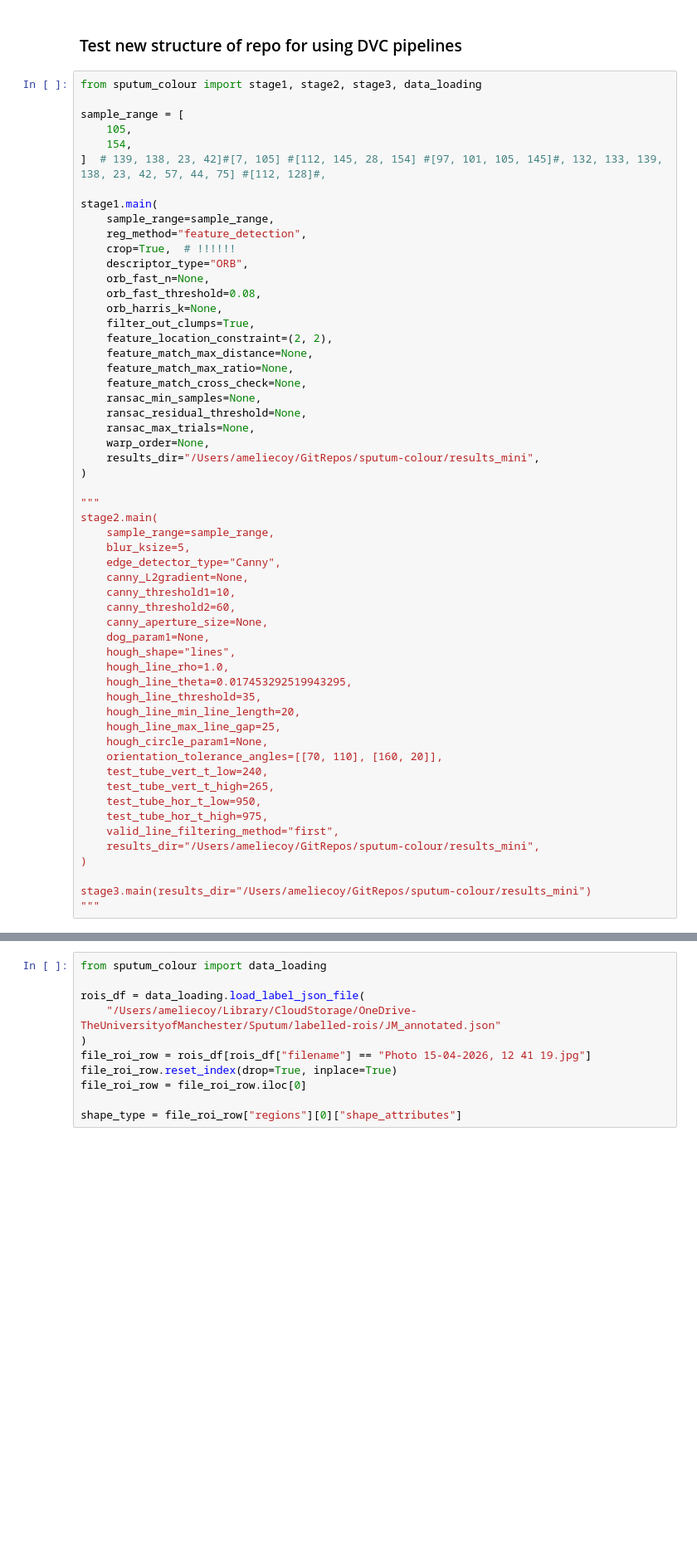
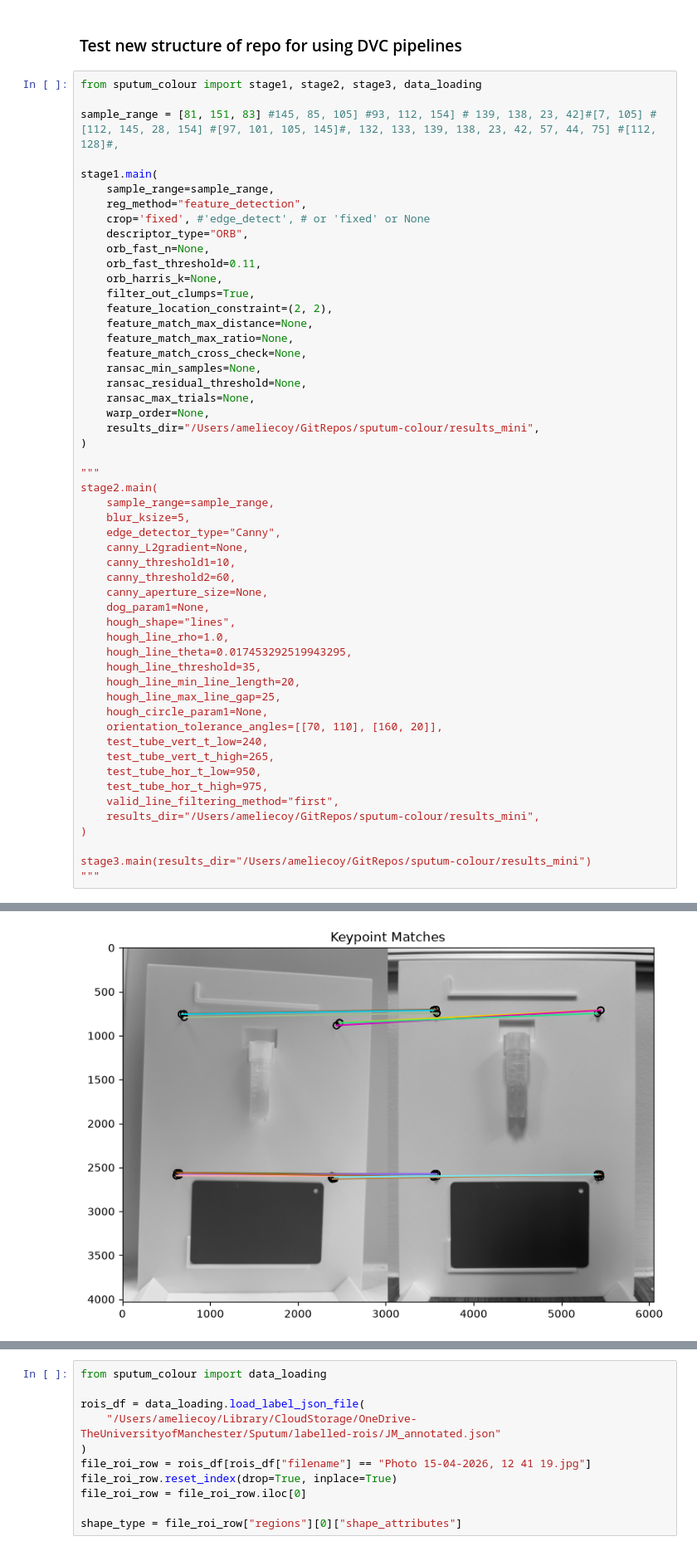
Before and after one commit to 16acoy/sputum-colour, a Jupyter notebook: analysis/pipeline_test_mini.ipynb, the cells around one changed output, grey strips where cells are left out. Shown at 83% size. Cells and saved outputs as stored; diff of their text form; blank space fills up the shorter version.

```diff
--- a/analysis/pipeline_test_mini.ipynb
+++ b/analysis/pipeline_test_mini.ipynb
@@ -3,18 +3,15 @@
 # %%
 from sputum_colour import stage1, stage2, stage3, data_loading
 
-sample_range = [
-    105,
-    154,
-]  # 139, 138, 23, 42]#[7, 105] #[112, 145, 28, 154] #[97, 101, 105, 145]#, 132, 133, 139, 138, 23, 42, 57, 44, 75] #[112, 128]#,
+sample_range = [81, 151, 83] #145, 85, 105] #93, 112, 154] # 139, 138, 23, 42]#[7, 105] #[112, 145, 28, 154] #[97, 101, 105, 145]#, 132, 133, 139, 138, 23, 42, 57, 44, 75] #[112, 128]#,
 
 stage1.main(
     sample_range=sample_range,
     reg_method="feature_detection",
-    crop=True,  # !!!!!!
+    crop='fixed', #'edge_detect', # or 'fixed' or None
     descriptor_type="ORB",
     orb_fast_n=None,
-    orb_fast_threshold=0.08,
+    orb_fast_threshold=0.11,
     orb_harris_k=None,
     filter_out_clumps=True,
     feature_location_constraint=(2, 2),
@@ -56,3 +53,4 @@ stage2.main(
 
 stage3.main(results_dir="/Users/ameliecoy/GitRepos/sputum-colour/results_mini")
 """
+# %% [output]
@@ -58,0 +74 @@ stage3.main(results_dir="/Users/ameliecoy/GitRepos/sputum-colour/results_mini")
+[figure, added]
```
Also changed, not shown: parts of 4 cells of this notebook, 3 other files.
